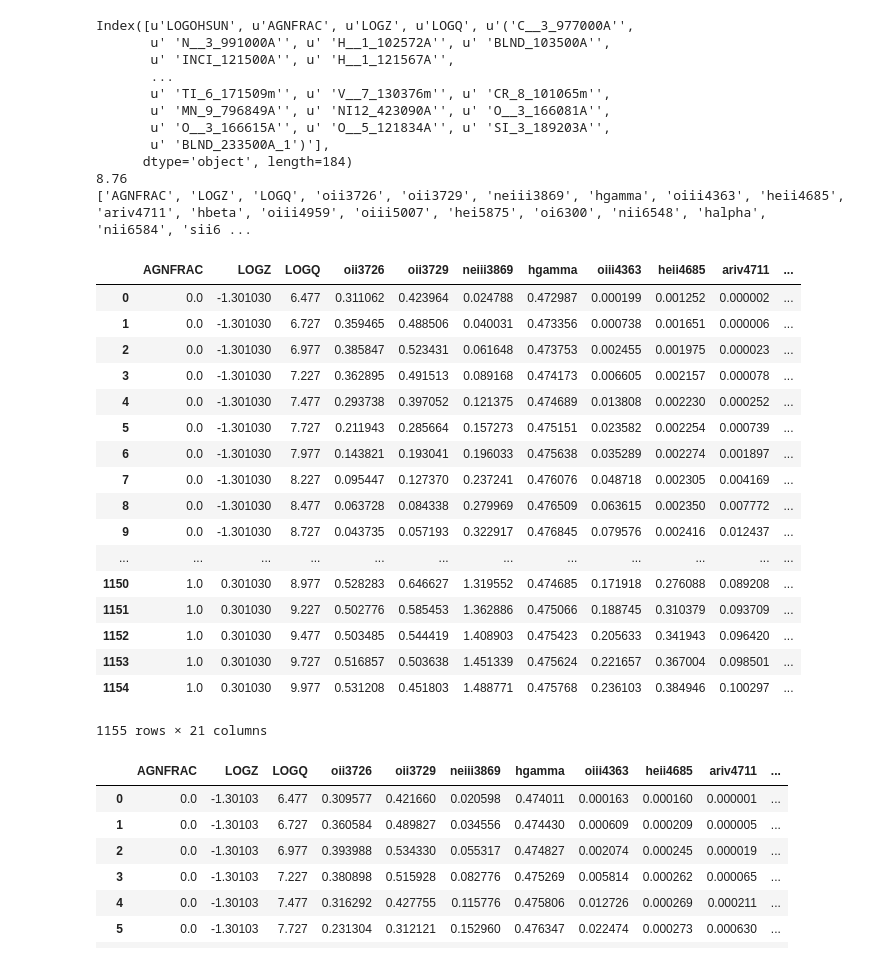
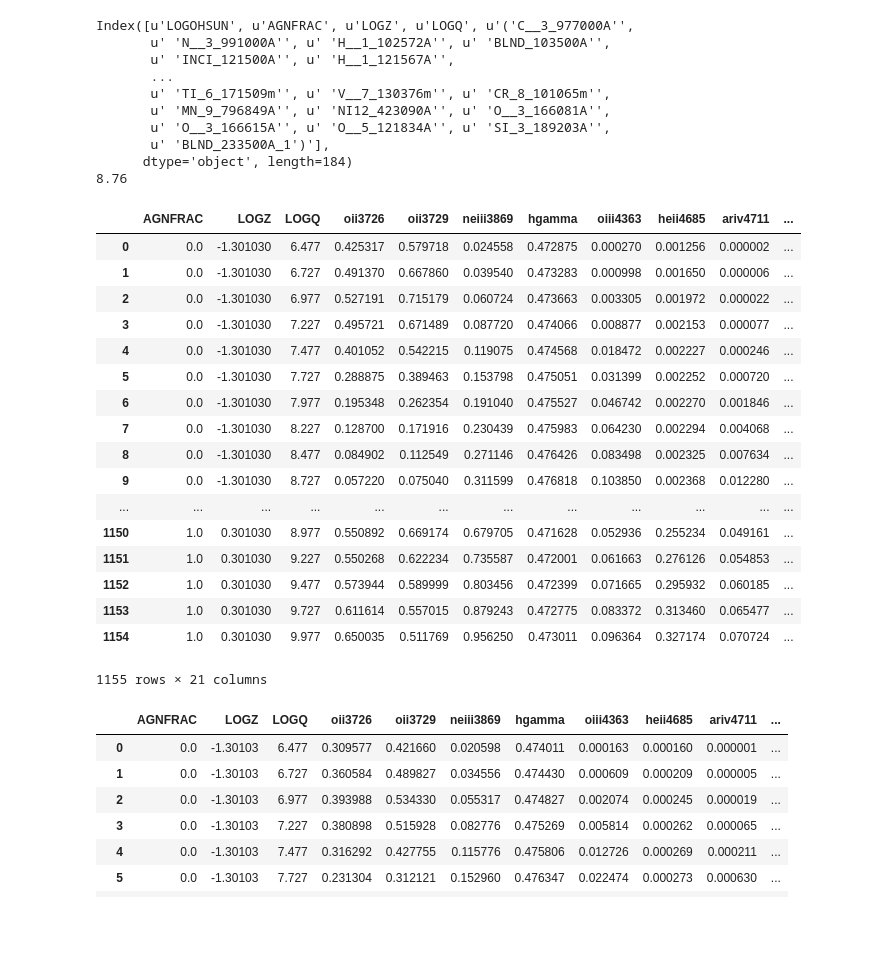
Before and after one commit to mugdhapolimera/izi, a Jupyter notebook: grid_init_mixing.ipynb, the cells around one changed output. Drawn from its saved outputs; the diff is of its cells as text; code cells hidden in the pictures; blank space fills up the shorter version.

```diff
--- a/grid_init_mixing.ipynb
+++ b/grid_init_mixing.ipynb
@@ -4,7 +4,7 @@ import pandas as pd
 import numpy as np
 import re
 
-gridfile = 'C:/Users/mugdhapolimera/github/izi/Richardson-0-0_1-0agn-BPASS-Binary-CSF-n=1e2-40.0Myr-NichollsCE.csv'
+gridfile = 'C:/Users/mugdhapolimera/github/izi/Richardson-0-0_1-0agn-BPASS-Binary-CSF-n=1e2-40.0Myr-NichollsCE-D_G-RR14_Fstar_0_3.csv'
 df = pd.read_csv(gridfile)
 df = df.dropna()
 #print df
@@ -15,55 +15,55 @@ old_name = ['O\S+3726\S+', 'O\S+3728\S+', 'N\S+386\S+', '\S+4363\S+', 'H\S+4340\
 new_name = ['oii3726', 'oii3729', 'neiii3869', 'oiii4363', 'hgamma',
         'heii4685', 'ariv4711', 'hbeta', 'oiii4959', 'oiii5007', 'hei5875', 'oi6300',
         'nii6548', 'halpha', 'nii6584', 'sii6717', 'sii6731', 'ariii7136']
 
 #print df.
 drop_cols = []
 print df.LOGOHSUN[0]
 for col in df.columns:
     found = 0
     for i in range(len(old_name)):
         if re.findall(old_name[i], col):
             df.rename(columns={col:new_name[i]}, inplace=True)
             found = 1
-    if col not in ['AGNFRAC', 'LOGZ', 'LOGQ'] and not(found):
+    if col not in ['AGNFRAC', 'LOGZ', 'LOGQ', 'LOGHDEN'] and not(found):
             drop_cols.append(col)
 
 df = df.drop(columns = drop_cols)
-new_gridfile = r'C:/Users/mugdhapolimera/github/izi/Richardson-0-0_1-0agn-BPASS-Binary-CSF-n=1e2-40.0Myr-NichollsCE.fits'
-t = Table.from_pandas(df)
+new_gridfile = r'C:/Users/mugdhapolimera/github/izi/Richardson-0-0_1-0agn-BPASS-Binary-CSF-n=1e2-40.0Myr-NichollsCE-D_G-RR14_Fstar_0_3.csv'
+#t = Table.from_pandas(df)
 #print t
-print t.keys()
-t.write(new_gridfile, format='fits')
+#print t.keys()
+#t.write(new_gridfile, format='fits')
+df.to_csv(new_gridfile)
 df
 # %% [output]
 Index([u'LOGOHSUN', u'AGNFRAC', u'LOGZ', u'LOGQ', u'('C__3_977000A'',
        u' 'N__3_991000A'', u' 'H__1_102572A'', u' 'BLND_103500A'',
        u' 'INCI_121500A'', u' 'H__1_121567A'',
        ...
        u' 'TI_6_171509m'', u' 'V__7_130376m'', u' 'CR_8_101065m'',
        u' 'MN_9_796849A'', u' 'NI12_423090A'', u' 'O__3_166081A'',
        u' 'O__3_166615A'', u' 'O__5_121834A'', u' 'SI_3_189203A'',
        u' 'BLND_233500A_1')'],
       dtype='object', length=184)
 8.76
-['AGNFRAC', 'LOGZ', 'LOGQ', 'oii3726', 'oii3729', 'neiii3869', 'hgamma', 'oiii4363', 'heii4685', 'ariv4711', 'hbeta', 'oiii4959', 'oiii5007', 'hei5875', 'oi6300', 'nii6548', 'halpha', 'nii6584', 'sii6 ...
 |  | AGNFRAC | LOGZ | LOGQ | oii3726 | oii3729 | neiii3869 | hgamma | oiii4363 | heii4685 | ariv4711 | ... |
-| 0 | 0.0 | -1.301030 | 6.477 | 0.311062 | 0.423964 | 0.024788 | 0.472987 | 0.000199 | 0.001252 | 0.000002 | ... |
-| 1 | 0.0 | -1.301030 | 6.727 | 0.359465 | 0.488506 | 0.040031 | 0.473356 | 0.000738 | 0.001651 | 0.000006 | ... |
-| 2 | 0.0 | -1.301030 | 6.977 | 0.385847 | 0.523431 | 0.061648 | 0.473753 | 0.002455 | 0.001975 | 0.000023 | ... |
-| 3 | 0.0 | -1.301030 | 7.227 | 0.362895 | 0.491513 | 0.089168 | 0.474173 | 0.006605 | 0.002157 | 0.000078 | ... |
-| 4 | 0.0 | -1.301030 | 7.477 | 0.293738 | 0.397052 | 0.121375 | 0.474689 | 0.013808 | 0.002230 | 0.000252 | ... |
-| 5 | 0.0 | -1.301030 | 7.727 | 0.211943 | 0.285664 | 0.157273 | 0.475151 | 0.023582 | 0.002254 | 0.000739 | ... |
-| 6 | 0.0 | -1.301030 | 7.977 | 0.143821 | 0.193041 | 0.196033 | 0.475638 | 0.035289 | 0.002274 | 0.001897 | ... |
-| 7 | 0.0 | -1.301030 | 8.227 | 0.095447 | 0.127370 | 0.237241 | 0.476076 | 0.048718 | 0.002305 | 0.004169 | ... |
-| 8 | 0.0 | -1.301030 | 8.477 | 0.063728 | 0.084338 | 0.279969 | 0.476509 | 0.063615 | 0.002350 | 0.007772 | ... |
-| 9 | 0.0 | -1.301030 | 8.727 | 0.043735 | 0.057193 | 0.322917 | 0.476845 | 0.079576 | 0.002416 | 0.012437 | ... |
+| 0 | 0.0 | -1.301030 | 6.477 | 0.425317 | 0.579718 | 0.024558 | 0.472875 | 0.000270 | 0.001256 | 0.000002 | ... |
+| 1 | 0.0 | -1.301030 | 6.727 | 0.491370 | 0.667860 | 0.039540 | 0.473283 | 0.000998 | 0.001650 | 0.000006 | ... |
+| 2 | 0.0 | -1.301030 | 6.977 | 0.527191 | 0.715179 | 0.060724 | 0.473663 | 0.003305 | 0.001972 | 0.000022 | ... |
+| 3 | 0.0 | -1.301030 | 7.227 | 0.495721 | 0.671489 | 0.087720 | 0.474066 | 0.008877 | 0.002153 | 0.000077 | ... |
+| 4 | 0.0 | -1.301030 | 7.477 | 0.401052 | 0.542215 | 0.119075 | 0.474568 | 0.018472 | 0.002227 | 0.000246 | ... |
+| 5 | 0.0 | -1.301030 | 7.727 | 0.288875 | 0.389463 | 0.153798 | 0.475051 | 0.031399 | 0.002252 | 0.000720 | ... |
+| 6 | 0.0 | -1.301030 | 7.977 | 0.195348 | 0.262354 | 0.191040 | 0.475527 | 0.046742 | 0.002270 | 0.001846 | ... |
+| 7 | 0.0 | -1.301030 | 8.227 | 0.128700 | 0.171916 | 0.230439 | 0.475983 | 0.064230 | 0.002294 | 0.004068 | ... |
+| 8 | 0.0 | -1.301030 | 8.477 | 0.084902 | 0.112549 | 0.271146 | 0.476426 | 0.083498 | 0.002325 | 0.007634 | ... |
+| 9 | 0.0 | -1.301030 | 8.727 | 0.057220 | 0.075040 | 0.311599 | 0.476818 | 0.103850 | 0.002368 | 0.012280 | ... |
 | ... | ... | ... | ... | ... | ... | ... | ... | ... | ... | ... | ... |
-| 1150 | 1.0 | 0.301030 | 8.977 | 0.528283 | 0.646627 | 1.319552 | 0.474685 | 0.171918 | 0.276088 | 0.089208 | ... |
-| 1151 | 1.0 | 0.301030 | 9.227 | 0.502776 | 0.585453 | 1.362886 | 0.475066 | 0.188745 | 0.310379 | 0.093709 | ... |
-| 1152 | 1.0 | 0.301030 | 9.477 | 0.503485 | 0.544419 | 1.408903 | 0.475423 | 0.205633 | 0.341943 | 0.096420 | ... |
-| 1153 | 1.0 | 0.301030 | 9.727 | 0.516857 | 0.503638 | 1.451339 | 0.475624 | 0.221657 | 0.367004 | 0.098501 | ... |
-| 1154 | 1.0 | 0.301030 | 9.977 | 0.531208 | 0.451803 | 1.488771 | 0.475768 | 0.236103 | 0.384946 | 0.100297 | ... |
+| 1150 | 1.0 | 0.301030 | 8.977 | 0.550892 | 0.669174 | 0.679705 | 0.471628 | 0.052936 | 0.255234 | 0.049161 | ... |
+| 1151 | 1.0 | 0.301030 | 9.227 | 0.550268 | 0.622234 | 0.735587 | 0.472001 | 0.061663 | 0.276126 | 0.054853 | ... |
+| 1152 | 1.0 | 0.301030 | 9.477 | 0.573944 | 0.589999 | 0.803456 | 0.472399 | 0.071665 | 0.295932 | 0.060185 | ... |
+| 1153 | 1.0 | 0.301030 | 9.727 | 0.611614 | 0.557015 | 0.879243 | 0.472775 | 0.083372 | 0.313460 | 0.065477 | ... |
+| 1154 | 1.0 | 0.301030 | 9.977 | 0.650035 | 0.511769 | 0.956250 | 0.473011 | 0.096364 | 0.327174 | 0.070724 | ... |
 1155 rows × 21 columns
 # %%
 df
```
Also changed, not shown: 11 other files.
